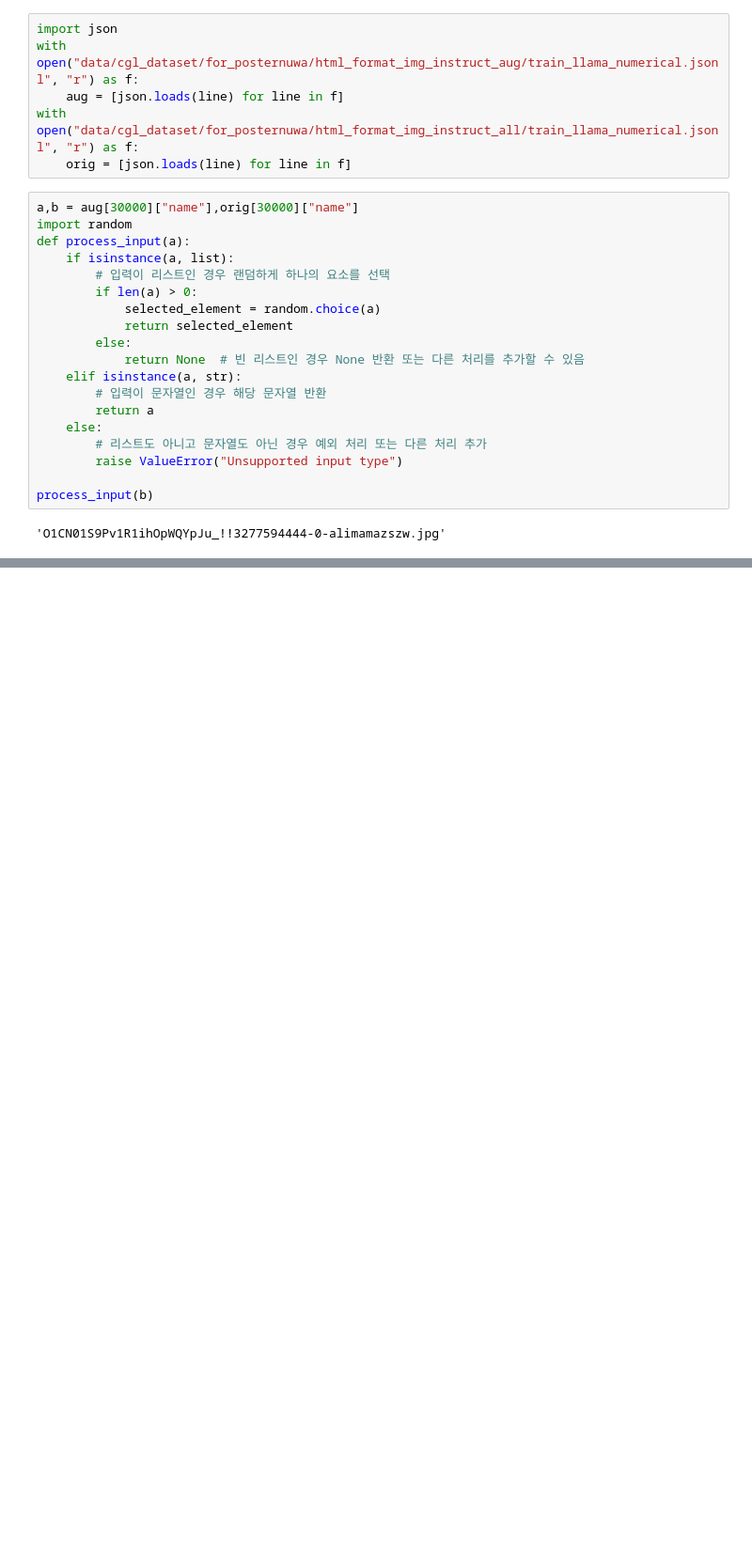
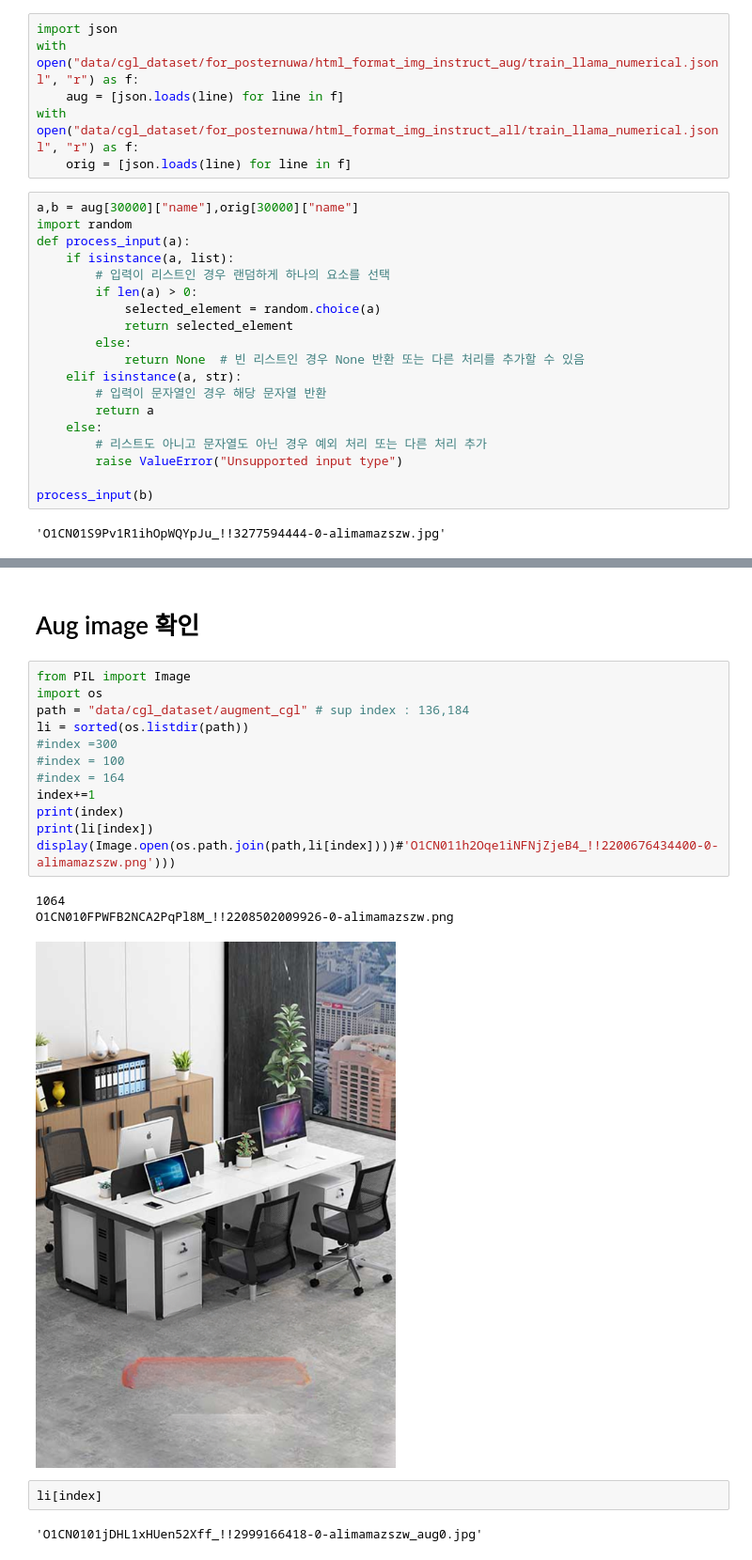
Before and after one commit to jaepoong/PosterNUWA, a Jupyter notebook: test2.ipynb, the cells around one changed output, grey strips where cells are left out. Shown at 94% size. Cells and saved outputs as stored; diff of their text form; blank space fills up the shorter version.

```diff
--- a/test2.ipynb
+++ b/test2.ipynb
@@ -776,0 +962,22 @@ train['images'][11],train['categories']
+# %% [markdown]
+# Aug image 확인
+# %%
+from PIL import Image
+import os
+path = "data/cgl_dataset/augment_cgl" # sup index : 136,184
+li = sorted(os.listdir(path))
+#index =300
+#index = 100
+#index = 164
+index+=1
+print(index)
+print(li[index])
+display(Image.open(os.path.join(path,li[index])))#'O1CN011h2Oqe1iNFNjZjeB4_!!2200676434400-0-alimamazszw.png')))
+# %% [output]
+1064
+O1CN010FPWFB2NCA2PqPl8M_!!2208502009926-0-alimamazszw.png
+[figure, added]
+# %%
+li[index]
+# %% [output]
+'O1CN0101jDHL1xHUen52Xff_!!2999166418-0-alimamazszw_aug0.jpg'
```
Also changed, not shown: parts of 26 cells of this notebook, 50 other files.
